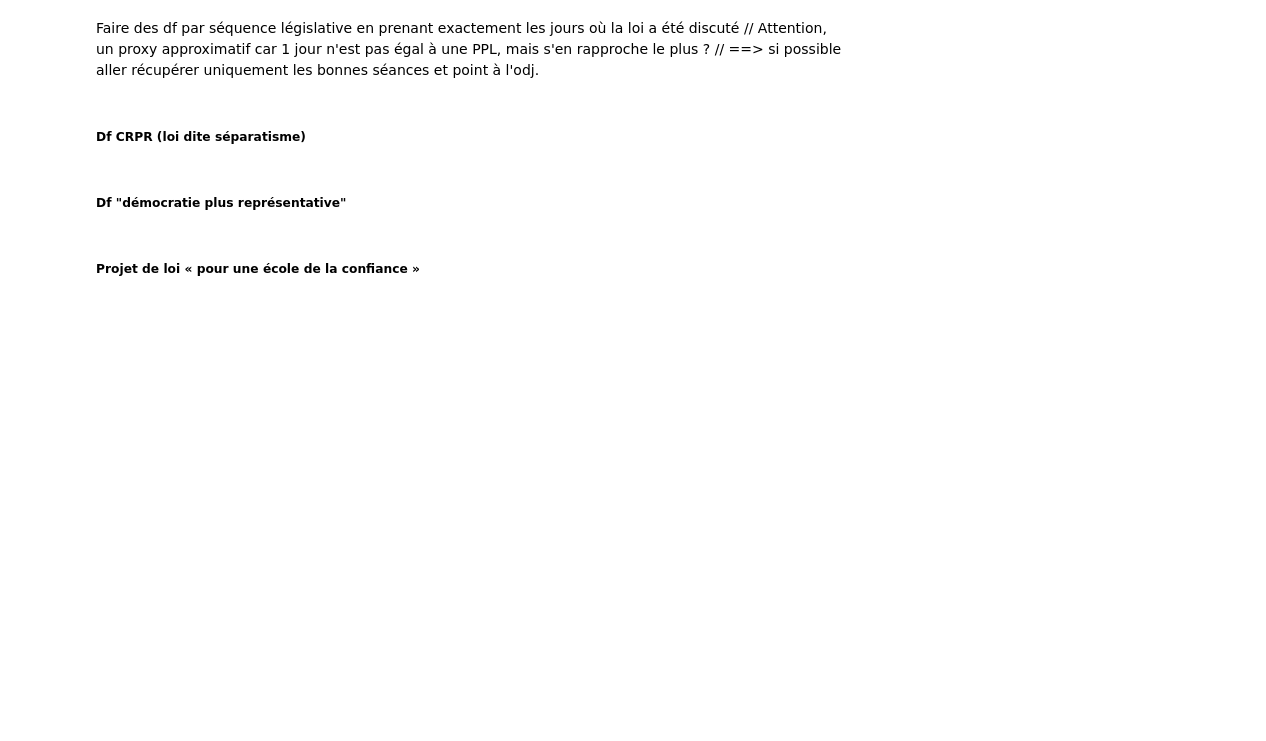
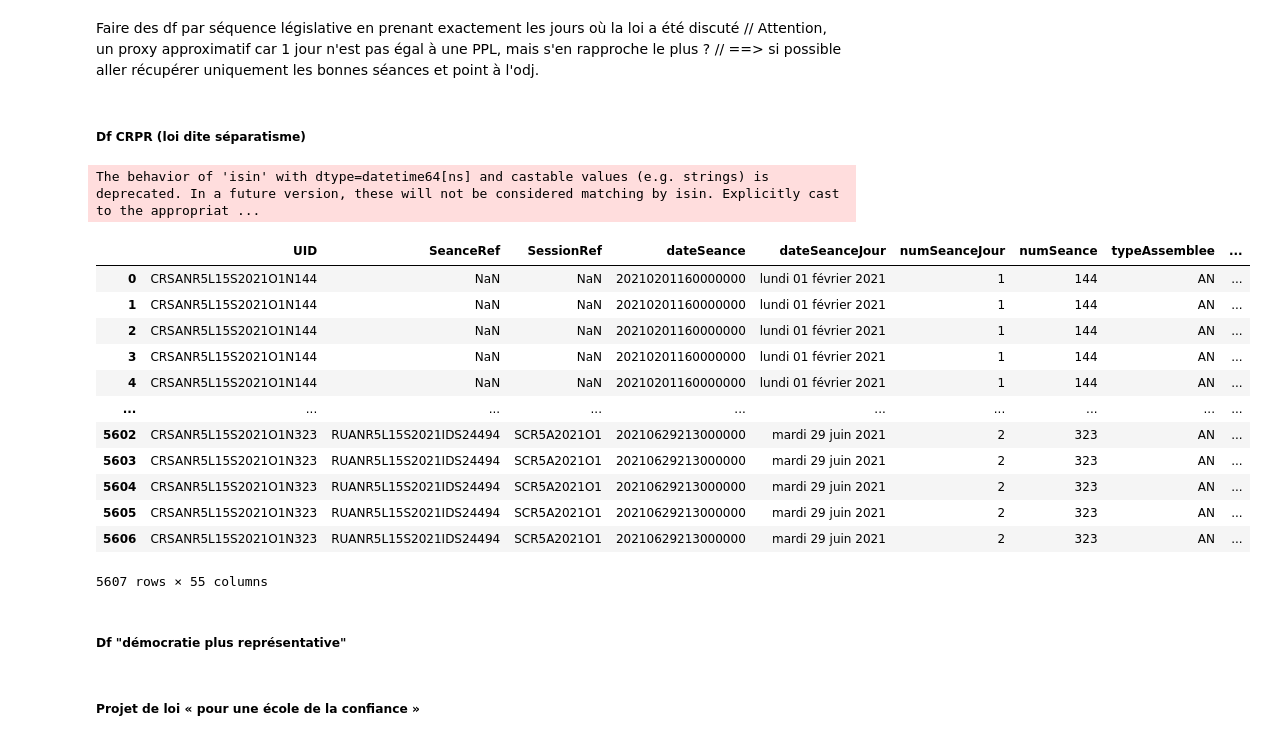
Before and after one commit to Matthias-Levalet/republique-cest-quoi, a Jupyter notebook: exploration/Analyses.ipynb, the cells around one changed output. Cells and saved outputs as stored; diff of their text form; code cells hidden in the pictures; blank space fills up the shorter version.

```diff
--- a/exploration/Analyses.ipynb
+++ b/exploration/Analyses.ipynb
@@ -27,7 +27,7 @@ import plotly.graph_objects as go
 import numpy as np
 # %%
 df = pd.read_csv(
-    "../data/interim/df_full_interv.csv", low_memory=False, dtype={"ID_orateur": str}
+    "../data/interim/df_full_regroup.csv", low_memory=False, dtype={"ID_orateur": str}
 )
 # %%
 df_thématique = pd.read_csv(
@@ -2678,6 +2695,8 @@ jour_entier_CRPR = [
     "2021-06-28", "2021-06-30", "2021-07-01"]
 
 df_CRPR_entier = df[df["dateSeance_day"].isin(jour_entier_CRPR)]
+# %% [output]
+The behavior of 'isin' with dtype=datetime64[ns] and castable values (e.g. strings) is deprecated. In a future version, these will not be considered matching by isin. Explicitly cast to the appropriat ...
 # %%
 # Étape 2 : filtrer les bonnes séances et point à l'odj des autres jours où il y a également QAG ou autre loi discutée
 
@@ -2717,6 +2736,22 @@ df_filtres = pd.concat(dfs_filtres, ignore_index=True)
 # %%
 # Étape 3 : fusionner les 2 df
 df_CRPR = pd.concat([df_CRPR_entier, df_filtres], ignore_index=True)
+# %%
+df_CRPR
+# %% [output]
+|  | UID | SeanceRef | SessionRef | dateSeance | dateSeanceJour | numSeanceJour | numSeance | typeAssemblee | ... |
+| 0 | CRSANR5L15S2021O1N144 | NaN | NaN | 20210201160000000 | lundi 01 février 2021 | 1 | 144 | AN | ... |
+| 1 | CRSANR5L15S2021O1N144 | NaN | NaN | 20210201160000000 | lundi 01 février 2021 | 1 | 144 | AN | ... |
+| 2 | CRSANR5L15S2021O1N144 | NaN | NaN | 20210201160000000 | lundi 01 février 2021 | 1 | 144 | AN | ... |
+| 3 | CRSANR5L15S2021O1N144 | NaN | NaN | 20210201160000000 | lundi 01 février 2021 | 1 | 144 | AN | ... |
+| 4 | CRSANR5L15S2021O1N144 | NaN | NaN | 20210201160000000 | lundi 01 février 2021 | 1 | 144 | AN | ... |
+| ... | ... | ... | ... | ... | ... | ... | ... | ... | ... |
+| 5602 | CRSANR5L15S2021O1N323 | RUANR5L15S2021IDS24494 | SCR5A2021O1 | 20210629213000000 | mardi 29 juin 2021 | 2 | 323 | AN | ... |
+| 5603 | CRSANR5L15S2021O1N323 | RUANR5L15S2021IDS24494 | SCR5A2021O1 | 20210629213000000 | mardi 29 juin 2021 | 2 | 323 | AN | ... |
+| 5604 | CRSANR5L15S2021O1N323 | RUANR5L15S2021IDS24494 | SCR5A2021O1 | 20210629213000000 | mardi 29 juin 2021 | 2 | 323 | AN | ... |
+| 5605 | CRSANR5L15S2021O1N323 | RUANR5L15S2021IDS24494 | SCR5A2021O1 | 20210629213000000 | mardi 29 juin 2021 | 2 | 323 | AN | ... |
+| 5606 | CRSANR5L15S2021O1N323 | RUANR5L15S2021IDS24494 | SCR5A2021O1 | 20210629213000000 | mardi 29 juin 2021 | 2 | 323 | AN | ... |
+5607 rows × 55 columns
 # %%
 # Étape 4 : créer une colonne booléenne
 
```
Also changed, not shown: parts of 3 cells of this notebook.
